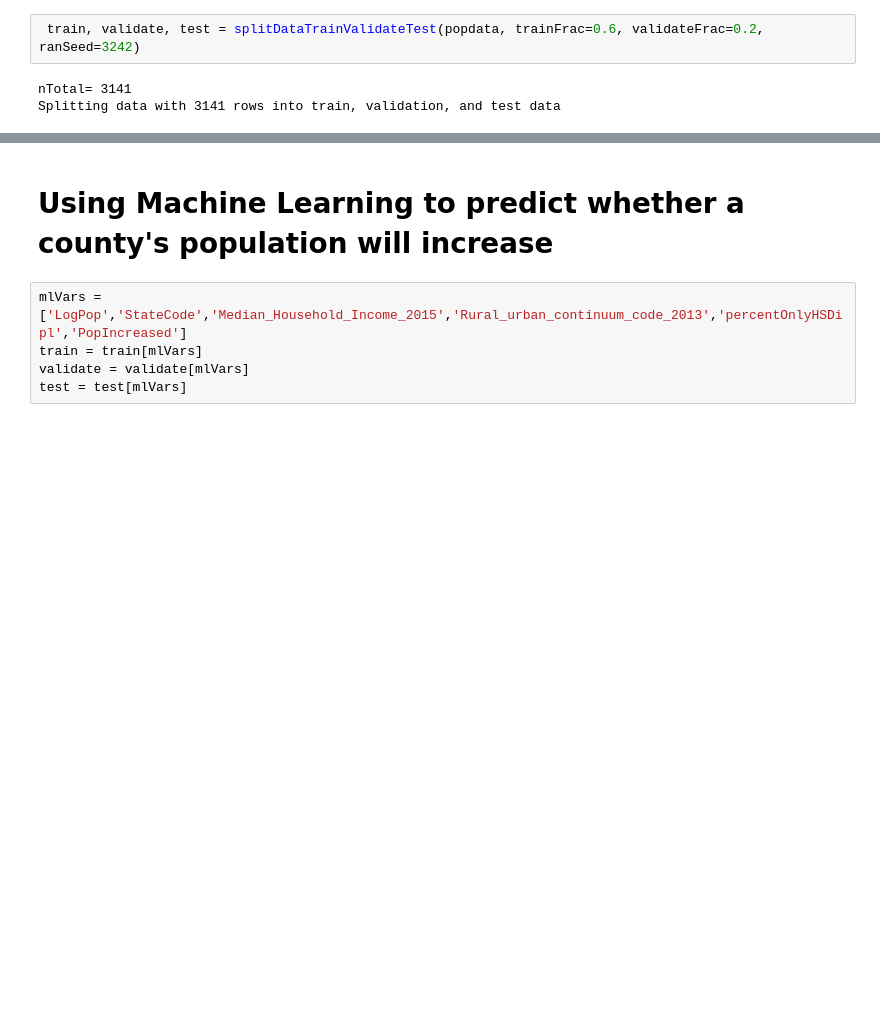
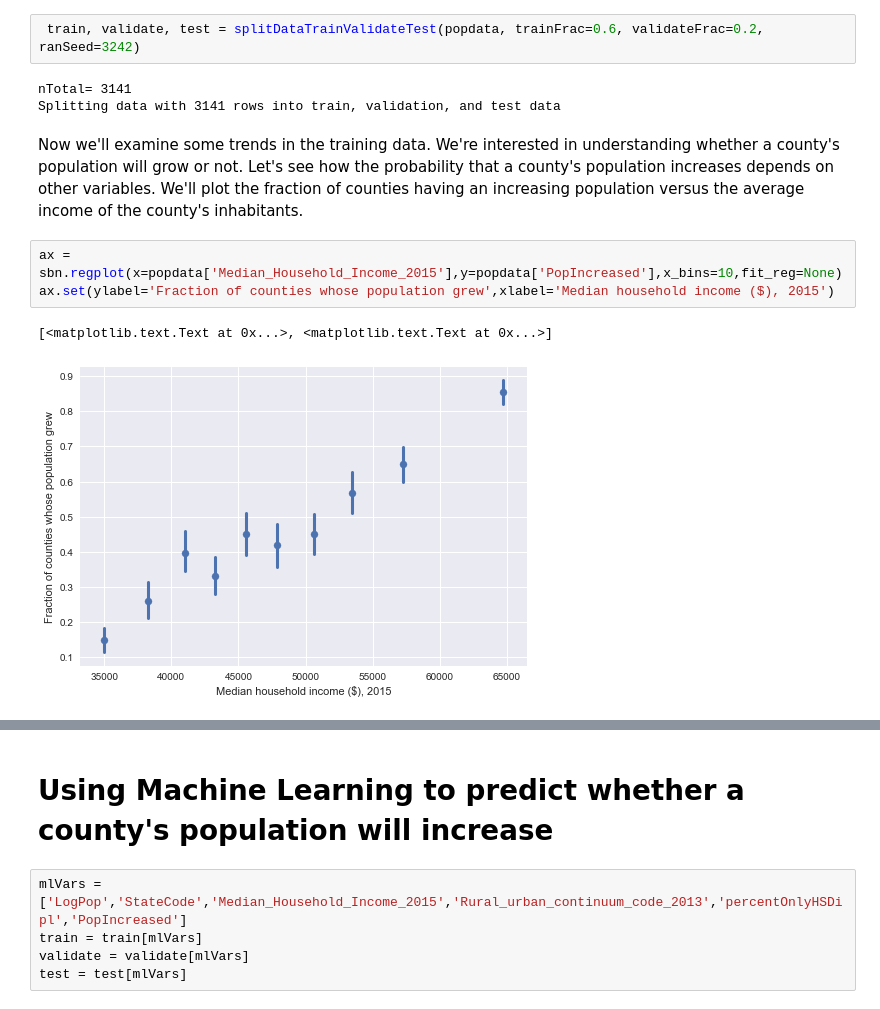
Before and after one commit to belindquist/DataScienceProjects, a Jupyter notebook: UScountyPop/CountyStudy.ipynb, the cells around one changed output, grey strips where cells are left out. Drawn from its saved outputs; the diff is of its cells as text; blank space fills up the shorter version.

```diff
--- a/UScountyPop/CountyStudy.ipynb
+++ b/UScountyPop/CountyStudy.ipynb
@@ -287,3 +310,11 @@ Let's use 60% of the data for training, 20% for validation, and 20% for testing:
 # %% [output]
 nTotal= 3141
 Splitting data with 3141 rows into train, validation, and test data
+# %% [markdown]
+Now we'll examine some trends in the training data.  We're interested in understanding whether a county's population will grow or not.  Let's see how the probability that a county's population increases depends on other variables.  We'll plot the fraction of counties having an increasing population versus the average income of the county's inhabitants.
+# %%
+ax = sbn.regplot(x=popdata['Median_Household_Income_2015'],y=popdata['PopIncreased'],x_bins=10,fit_reg=None)
+ax.set(ylabel='Fraction of counties whose population grew',xlabel='Median household income ($), 2015')
+# %% [output]
+[<matplotlib.text.Text at 0x...>, <matplotlib.text.Text at 0x...>]
+[figure, added]
```
Also changed, not shown: parts of 28 cells of this notebook, 2 other files.
